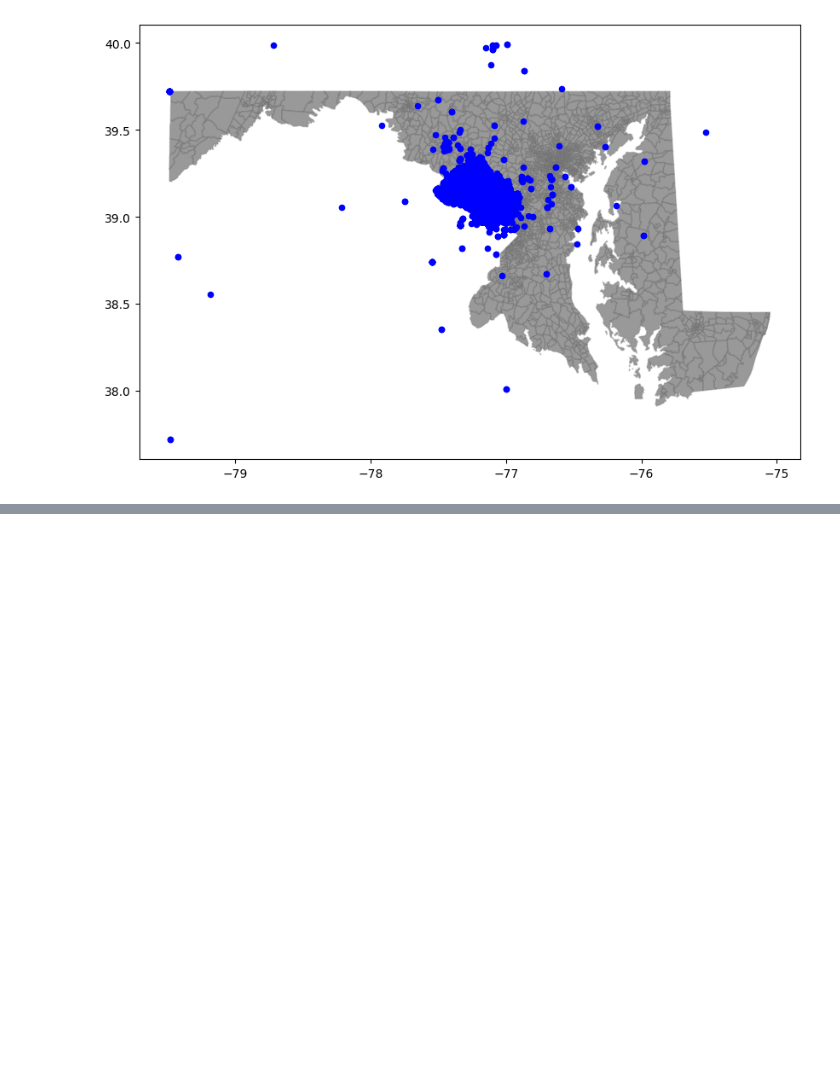
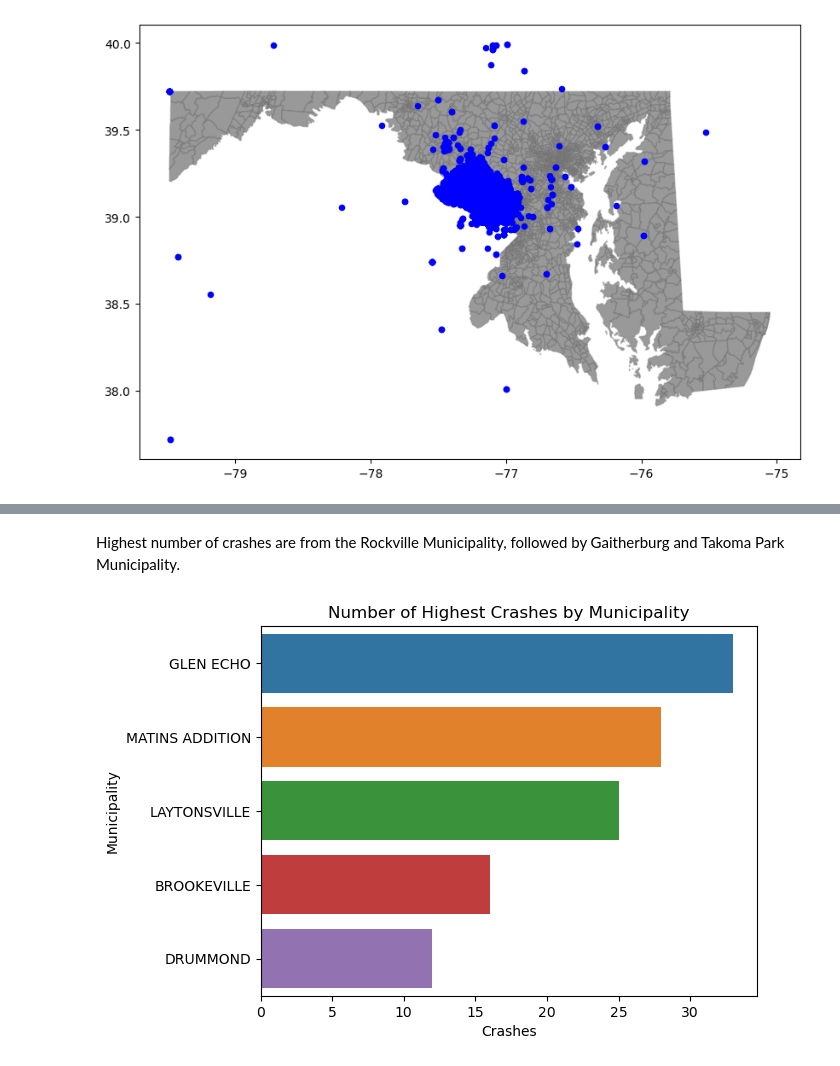
Before and after one commit to ris3abh/Collisions_prediction, a Jupyter notebook: code/EDA_rishabh.ipynb, the cells around one changed output, grey strips where cells are left out. Cells and saved outputs as stored; diff of their text form; code cells hidden in the pictures; blank space fills up the shorter version.

```diff
--- a/code/EDA_rishabh.ipynb
+++ b/code/EDA_rishabh.ipynb
@@ -62,0 +97,9 @@ plt.show()
+# %% [markdown]
+Highest number of crashes are from the Rockville Municipality, followed by Gaitherburg and Takoma Park Municipality.
+# %%
+# plotting the bottom 5 municipalities
+sns.barplot(x='Crashes', y='Municipality', data=road_type.tail(5))
+plt.title('Number of Highest Crashes by Municipality')
+plt.show()
+# %% [output]
+[figure, added]
```
Also changed, not shown: parts of 21 cells of this notebook.
